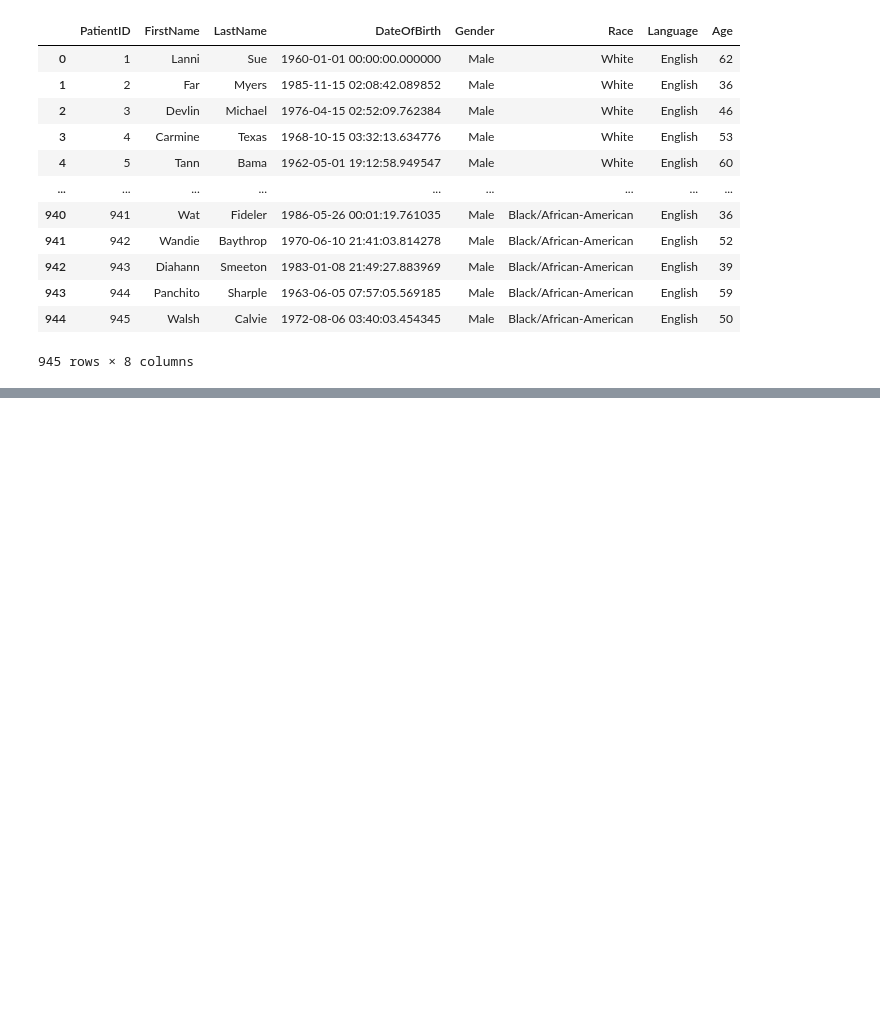
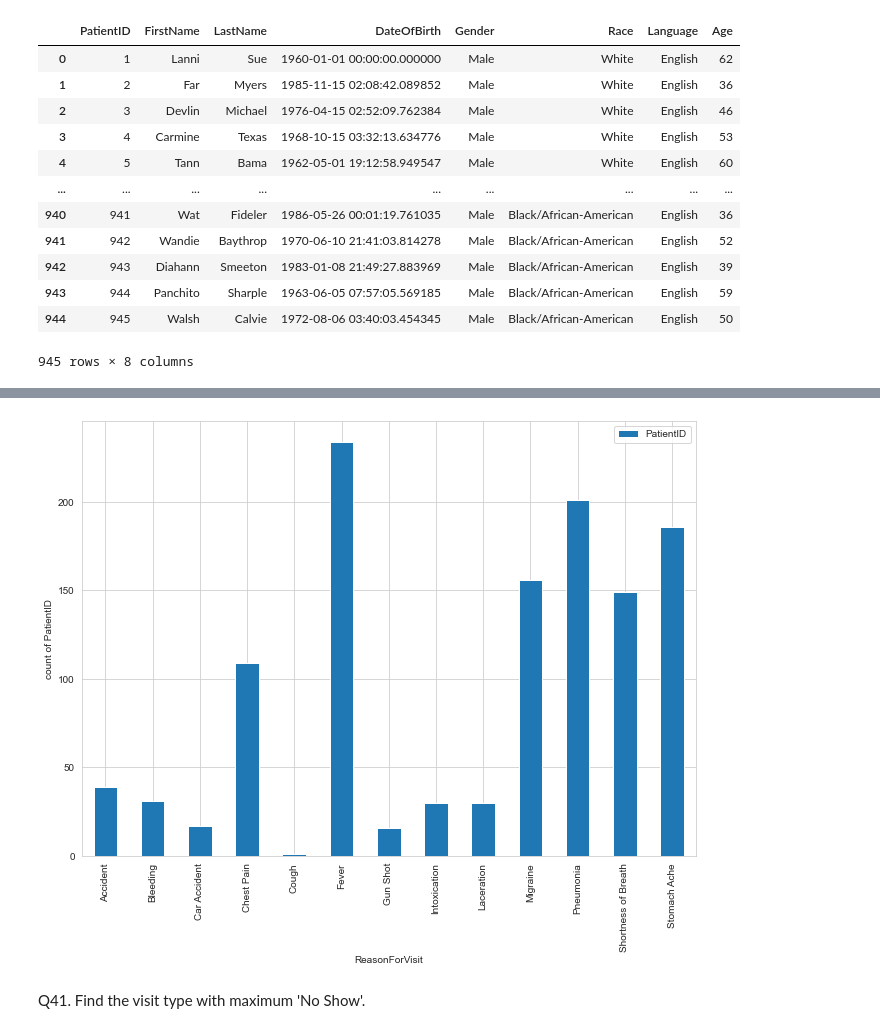
Before and after one commit to ArchanaDevaraju/python-warriors, a Jupyter notebook: Archana_Pythoncode.ipynb, the cells around one changed output, grey strips where cells are left out. Cells and saved outputs as stored; diff of their text form; code cells hidden in the pictures; blank space fills up the shorter version.

```diff
--- a/Archana_Pythoncode.ipynb
+++ b/Archana_Pythoncode.ipynb
@@ -141,0 +192,3 @@ df_PA
+# %%
+reasonOfVisit_count = df_EDV.groupby("ReasonForVisit").count()[["PatientID"]]
+reasonOfVisit_count
@@ -141,0 +211,7 @@ df_PA
+# %%
+reasonOfVisit_count.plot(kind='bar', figsize = (11, 8), ylabel = "count of PatientID", )
+plt.show()
+# %% [output]
+[figure, added]
+# %% [markdown]
+Q41. Find the visit type with maximum 'No Show'.
```
Also changed, not shown: parts of 48 cells of this notebook.
